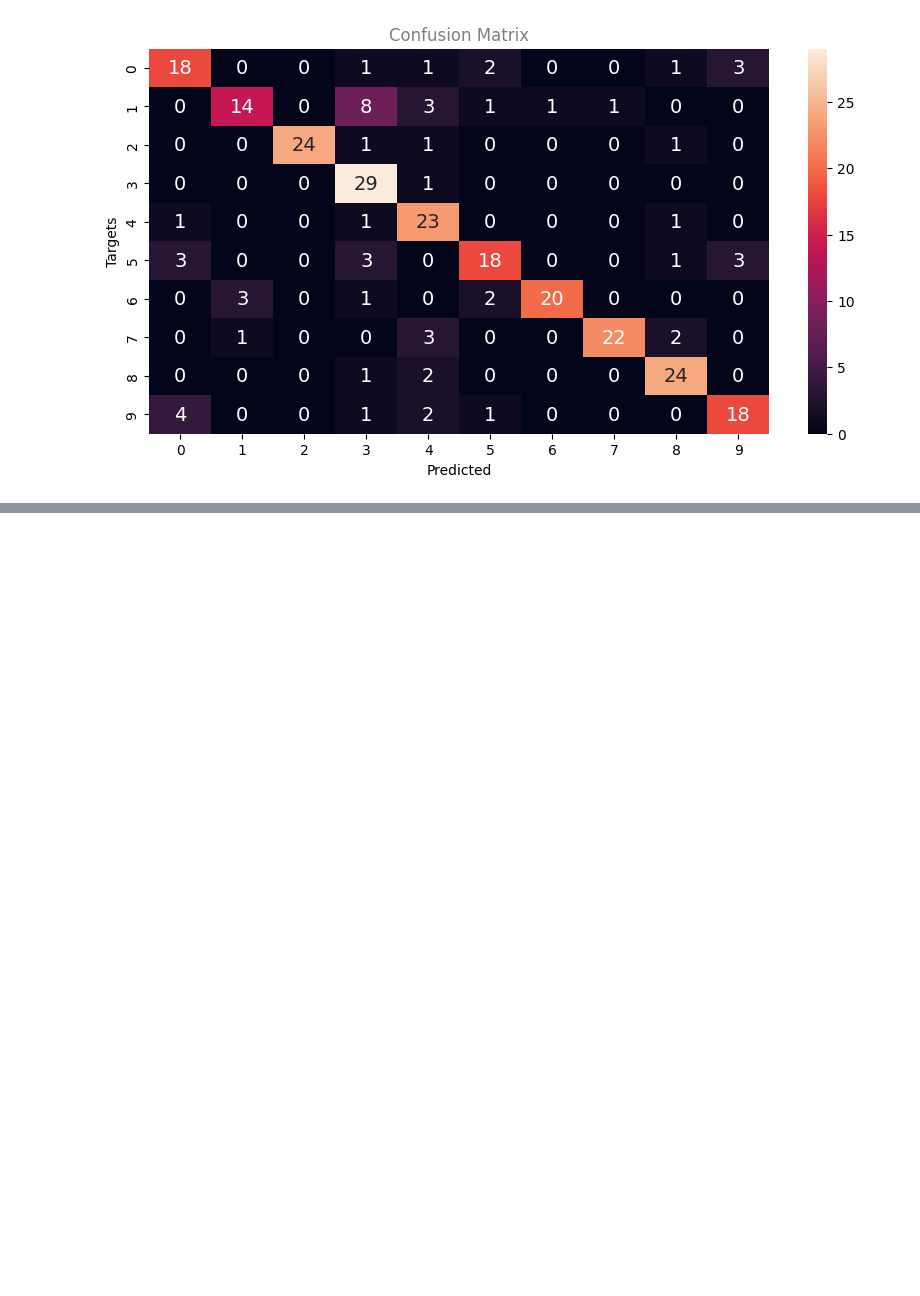
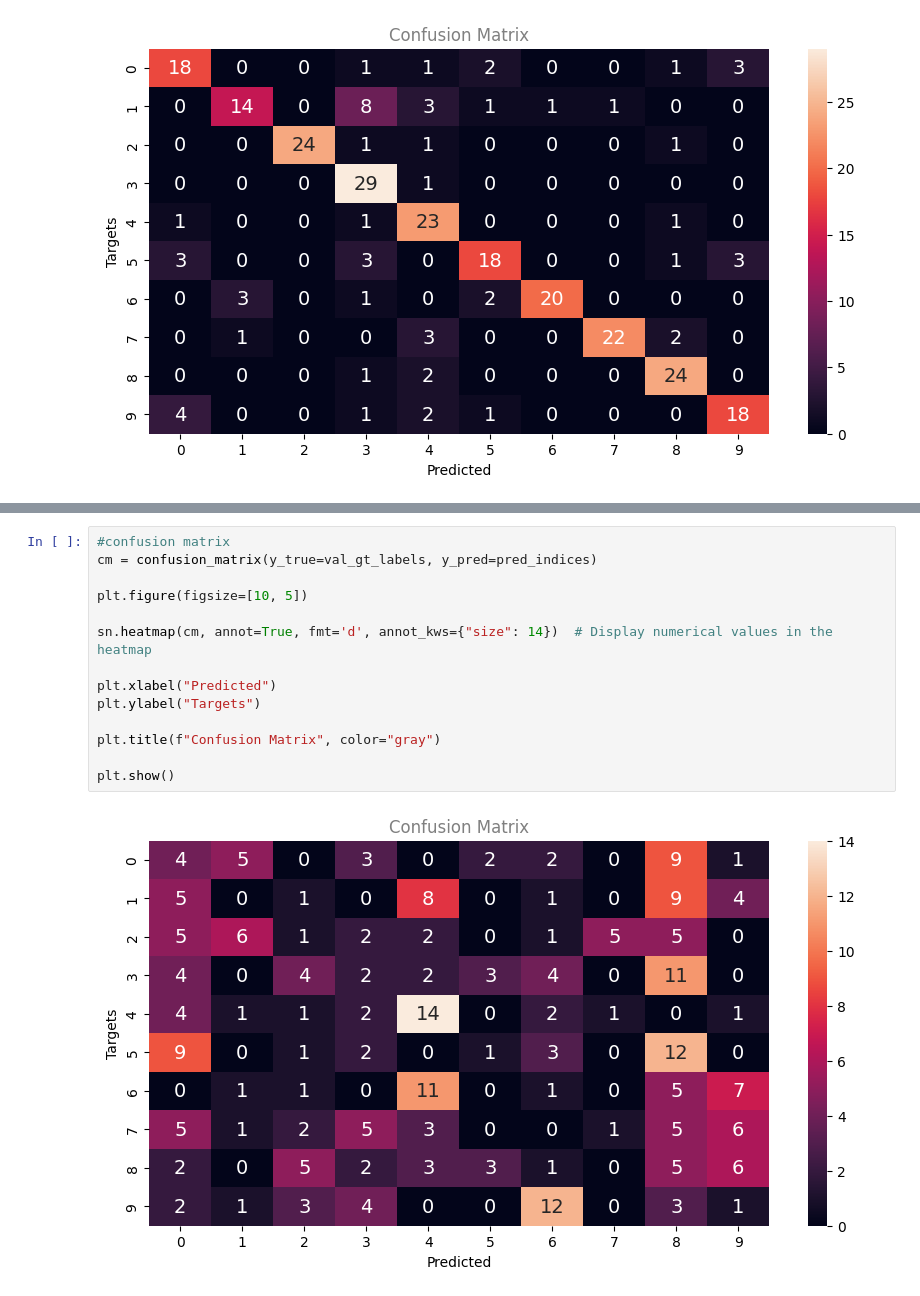
Before and after one commit to teohyc/PYTORCH_PY, a Jupyter notebook: monkey_species_cnn_classifier.ipynb, the cells around one changed output, grey strips where cells are left out. Saved outputs shown, nothing was run; the diff lists cells and outputs as text; blank space fills up the shorter version.

```diff
--- a/monkey_species_cnn_classifier.ipynb
+++ b/monkey_species_cnn_classifier.ipynb
@@ -577,0 +685,16 @@ plt.show()
+# %%
+#confusion matrix
+cm = confusion_matrix(y_true=val_gt_labels, y_pred=pred_indices)
+
+plt.figure(figsize=[10, 5])
+
+sn.heatmap(cm, annot=True, fmt='d', annot_kws={"size": 14})  # Display numerical values in the heatmap
+
+plt.xlabel("Predicted")
+plt.ylabel("Targets")
+
+plt.title(f"Confusion Matrix", color="gray")
+
+plt.show()
+# %% [output]
+[figure, added]
```
Also changed, not shown: parts of 8 cells of this notebook, 2 other files.
